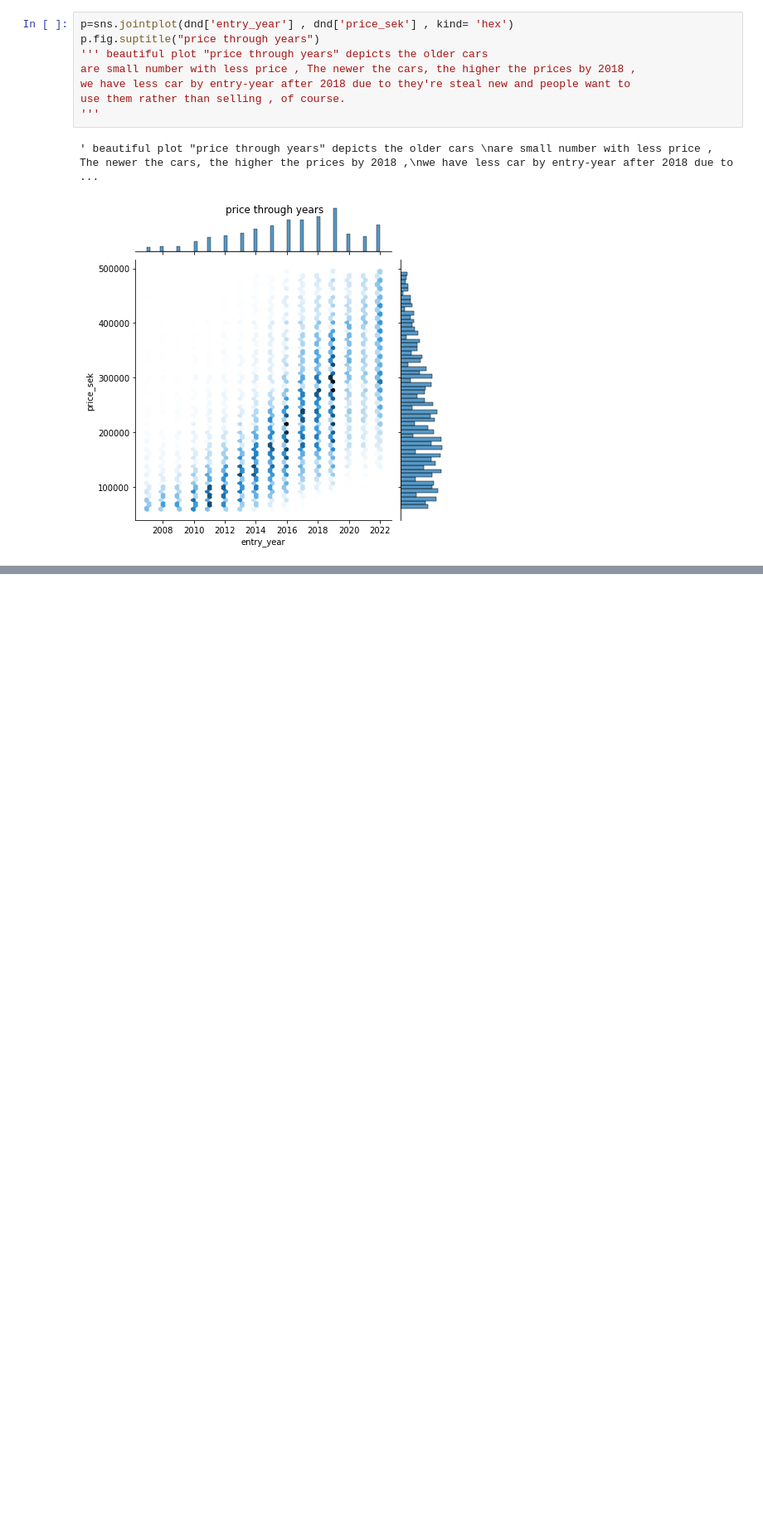
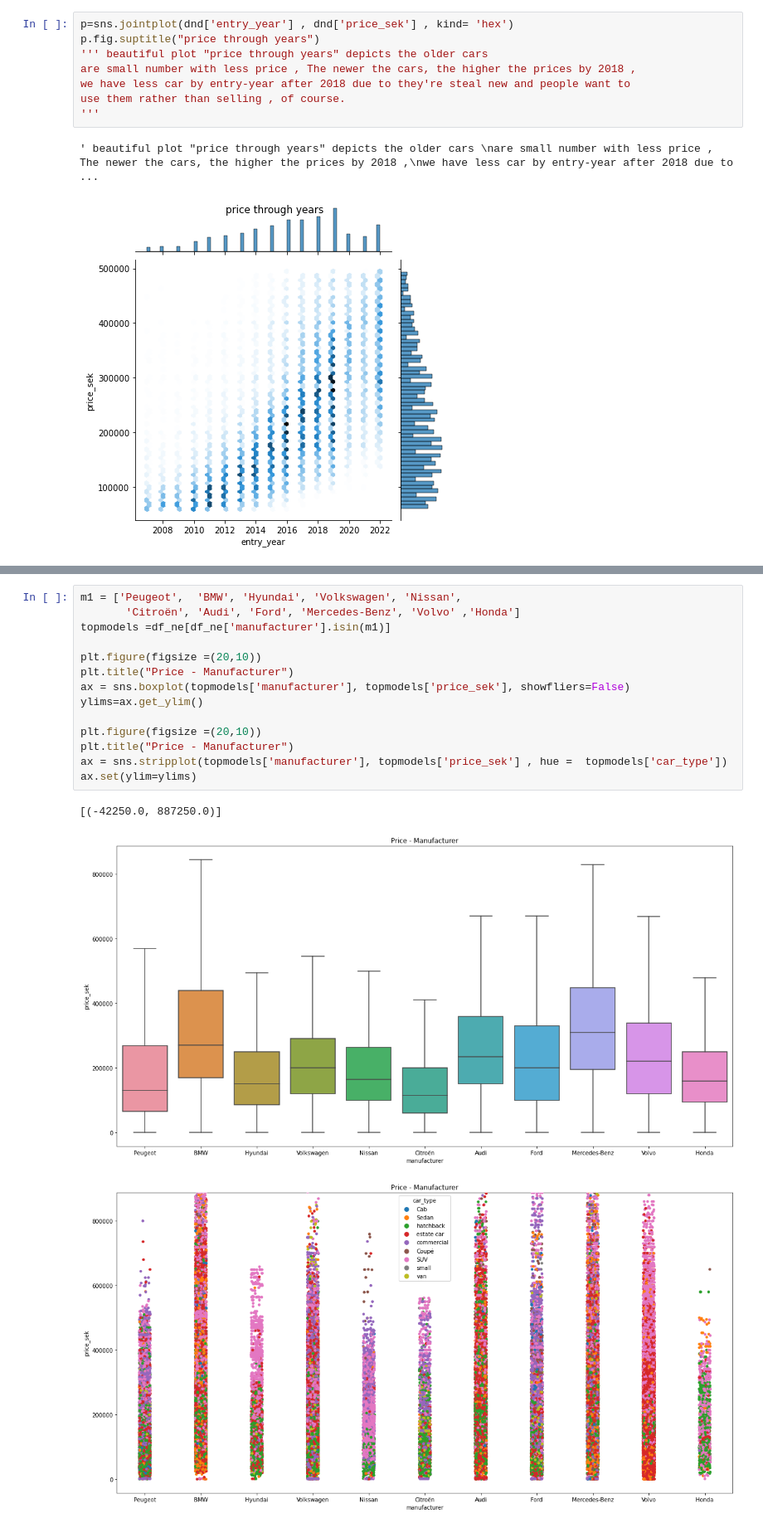
Before and after one commit to javadbazargan/EDA_statistical_tests_on_used_cars, a Jupyter notebook: eda_sta_used_car.ipynb, the cells around one changed output, grey strips where cells are left out. Shown at 83% size. Drawn from its saved outputs; the diff is of its cells as text; blank space fills up the shorter version.

```diff
--- a/eda_sta_used_car.ipynb
+++ b/eda_sta_used_car.ipynb
@@ -350,0 +358,18 @@ use them rather than selling , of course.
+# %%
+m1 = ['Peugeot',  'BMW', 'Hyundai', 'Volkswagen', 'Nissan',
+       'Citroën', 'Audi', 'Ford', 'Mercedes-Benz', 'Volvo' ,'Honda']
+topmodels =df_ne[df_ne['manufacturer'].isin(m1)]
+
+plt.figure(figsize =(20,10))
+plt.title("Price - Manufacturer")
+ax = sns.boxplot(topmodels['manufacturer'], topmodels['price_sek'], showfliers=False)
+ylims=ax.get_ylim()
+
+plt.figure(figsize =(20,10))
+plt.title("Price - Manufacturer")
+ax = sns.stripplot(topmodels['manufacturer'], topmodels['price_sek'] , hue =  topmodels['car_type'])
+ax.set(ylim=ylims)
+# %% [output]
+[(-42250.0, 887250.0)]
+[figure, added]
+[figure, added]
```
Also changed, not shown: parts of 8 cells of this notebook.
